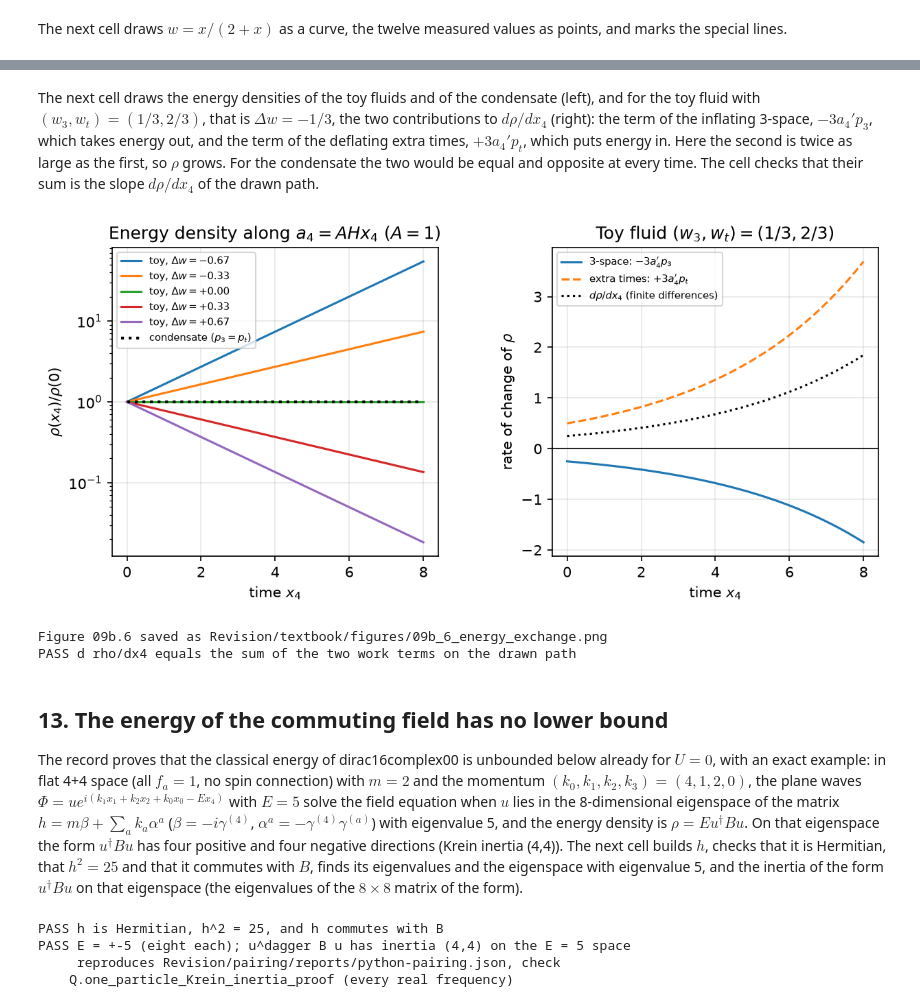
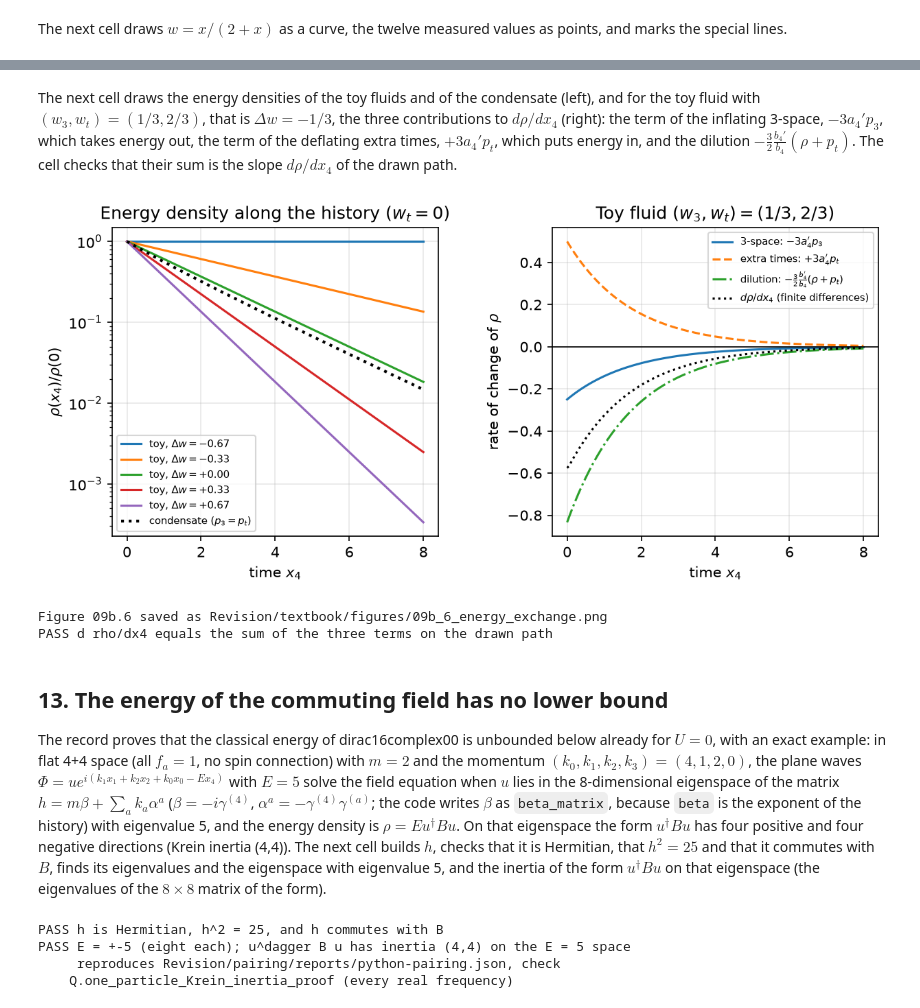
Before and after one commit to once-ere/Dirac_claude, a Jupyter notebook: Revision/textbook/notebooks/09b_condensates.ipynb, the cells around one changed output, grey strips where cells are left out. Saved outputs shown, nothing was run; the diff lists cells and outputs as text; code cells hidden in the pictures.

```diff
--- a/Revision/textbook/notebooks/09b_condensates.ipynb
+++ b/Revision/textbook/notebooks/09b_condensates.ipynb
@@ -1217,10 +1299,14 @@ this on the oscillating condensate along the deflating history $a_4 = AHx_4$
 # %%
-A = 1.0  # the deflating history a4 = A H x4
-M, k2 = condensate_matrix(m + 0.5 * 1.0, H)  # the oscillating condensate, S0 = 1
-# rho at every time; homogeneous_tensor returns (S, U, K4, rho, p, B04): index 3.
-# The condensate does not contain a4, so these are its values on this history too.
-rho_at_times = np.array([homogeneous_tensor(*condensate(x4, chi, M, k2), 0.5)[3]
-                         for x4 in times])
-check(np.abs(rho_at_times - rho_at_times[0]).max() < 1e-9,
-      "the condensate has p3 = p_t, so its rho is constant along the history")
+times, phis, dphis = solutions["oscillating"]
+rho_and_p = np.array([homogeneous_tensor(phi, dphi, 0.5)[3:5]
+                      for phi, dphi in zip(phis, dphis)])
+rho_at_times, p_at_times = rho_and_p[:, 0], rho_and_p[:, 1]
+slope = np.gradient(rho_at_times, times)  # d rho/dx4 by finite differences
+dilution = -1.5 * u * (rho_at_times + p_at_times)  # -(3/2)(b4'/b4)(rho + p)
+# [2:-2] leaves out two points at each end, where np.gradient is less exact.
+check(np.abs(slope - dilution)[2:-2].max() < 1e-4 * np.abs(dilution).max()
+      and recorded(THEORY_WL, "energy_exchange_equation") == "PASS"
+      and recorded(THEORY_PY, "energy_exchange_equation") == "PASS",
+      "condensate (p3 = p_t): no exchange, d rho/dx4 = -(3/2)(b4'/b4)(rho + p)",
+      record=f"{THEORY_WL} and {THEORY_PY}, check energy_exchange_equation")
 # %% [output]
@@ -1283,57 +1377,61 @@ RESULT toy fluid Delta w = 1/3: rho(8)/rho(0) along A = 1 = 0.135335
 # %% [markdown]
 The next cell draws the energy densities of the toy fluids and of the condensate
 (left), and for the toy fluid with $(w_3, w_t) = (1/3, 2/3)$, that is
-$\Delta w = -1/3$, the two contributions to $d\rho/dx_4$ (right): the term of
-the inflating 3-space, $-3a_4'p_3$, which takes energy out, and the term of the
-deflating extra times, $+3a_4'p_t$, which puts energy in. Here the second is
-twice as large as the first, so $\rho$ grows. For the condensate the two would
-be equal and opposite at every time. The cell checks that their sum is the
+$\Delta w = -1/3$, the three contributions to $d\rho/dx_4$ (right): the term of
+the inflating 3-space, $-3a_4'p_3$, which takes energy out, the term of the
+deflating extra times, $+3a_4'p_t$, which puts energy in, and the dilution
+$-\frac32\frac{b_4'}{b_4}(\rho + p_t)$. The cell checks that their sum is the
 slope $d\rho/dx_4$ of the drawn path.
 # %%
 fig, (left, right) = plt.subplots(1, 2, figsize=(9.6, 3.9))
 fig.subplots_adjust(wspace=0.35)  # more room between the two panels
 for delta in DELTAS:
     left.plot(toy_times, toy[delta], label=f"toy, $\\Delta w = {delta:+.2f}$")
 left.plot(times[times <= 8.0], rho_at_times[times <= 8.0] / rho_at_times[0], "k:",
           linewidth=2.0, label="condensate ($p_3 = p_t$)")
 left.set_yscale("log")
 left.set_xlabel("time $x_4$")
 left.set_ylabel("$\\rho(x_4) / \\rho(0)$")
-left.set_title("Energy density along $a_4 = AHx_4$ ($A = 1$)")
+left.set_title("Energy density along the history ($w_t = 0$)")
 left.legend(fontsize=7)
-rho_toy = toy[-1 / 3]  # Delta w = -1/3: w3 = 1/3, w_t = 2/3
+rho_toy = rk4(lambda r: toy_rate(-1 / 3, 2 / 3) * r, 1.0, STEP, COUNT)
 work_space = -3 * A * H * (1 / 3) * rho_toy  # -3 a4' p3 with p3 = rho/3
 work_extra = 3 * A * H * (2 / 3) * rho_toy  # +3 a4' p_t with p_t = 2 rho/3
+dilution_toy = -1.5 * u * (1 + 2 / 3) * rho_toy  # -(3/2)(b4'/b4)(rho + p_t)
 right.plot(toy_times, work_space, label="3-space: $-3a_4' p_3$")
 right.plot(toy_times, work_extra, "--", label="extra times: $+3a_4' p_t$")
+right.plot(toy_times, dilution_toy, "-.",
+           label="dilution: $-\\frac{3}{2}\\frac{b_4'}{b_4}(\\rho + p_t)$")
 right.plot(toy_times, np.gradient(rho_toy, toy_times), ":", color="black",
            label="$d\\rho/dx_4$ (finite differences)")
 right.axhline(0.0, color="black", linewidth=0.8)
 right.set_xlabel("time $x_4$")
 right.set_ylabel("rate of change of $\\rho$")
 right.set_title("Toy fluid $(w_3, w_t) = (1/3, 2/3)$")
 right.legend(fontsize=7)
 save_figure(fig, "energy_exchange",
-            "Energy exchange along the deflating history $a_4 = AHx_4$, $A = 1$, "
-            "$H = 0.25$, for $x_4$ from $0$ to $8$. Left, logarithmic axis: "
-            "$\\rho(x_4)/\\rho(0)$ of five toy fluids with assumed pressures "
-            "$p_3 = w_3\\rho$, $p_t = w_t\\rho$ and $\\Delta w = w_3 - w_t$ from "
-            "$-2/3$ to $2/3$ (an illustration, not solutions of the field "
-            "equations), solved with RK4: $\\rho$ falls when $p_3 > p_t$ and rises "
-            "when $p_3 < p_t$; the exact condensate (dotted) has $p_3 = p_t$ and "
-            "constant $\\rho$. Right: for the toy fluid $(w_3, w_t) = (1/3, 2/3)$ "
-            "the term of the inflating 3-space $-3a_4'p_3$ (negative: it takes "
-            "energy out), the term of the deflating extra times $+3a_4'p_t$ "
-            "(positive and twice as large: it puts energy in) and $d\\rho/dx_4$ "
-            "(dotted), which is their sum, so $\\rho$ grows; vertical axis in units "
-            "of energy per unit volume per unit time.")
+            "Energy exchange and dilution along the history $a_4 = AHx_4$, "
+            "$b_4 = e^{4AHx_4/3}$, $A = 1$, $H = 0.25$, for $x_4$ from $0$ to $8$. "
+            "Left, logarithmic axis: $\\rho(x_4)/\\rho(0)$ of five toy fluids with "
+            "assumed pressures $p_3 = w_3\\rho$, $p_t = 0$, $\\Delta w = w_3$ from "
+            "$-2/3$ to $2/3$ (an illustration, not solutions), solved with RK4: "
+            "$\\rho$ falls faster when $p_3 > p_t$, and the dilution by the "
+            "growing $b_4$ makes it fall except at $\\Delta w = -2/3$, where the two "
+            "terms balance; the condensate (dotted) has $p_3 = p_t$ and is only "
+            "diluted. Right: for the toy fluid $(w_3, w_t) = (1/3, 2/3)$ the "
+            "3-space term $-3a_4'p_3$ (negative), the extra-time term "
+            "$+3a_4'p_t$ (positive), the dilution "
+            "$-\\frac32(b_4'/b_4)(\\rho + p_t)$ (dash-dotted) and their sum "
+            "$d\\rho/dx_4$ (dotted); units of energy per unit volume per unit "
+            "time.")
 # [2:-2] leaves out two points at each end, where np.gradient is less exact.
-check(np.abs(np.gradient(rho_toy, toy_times) - (work_space + work_extra))[2:-2].max()
-      < 1e-3, "d rho/dx4 equals the sum of the two work terms on the drawn path")
+check(np.abs(np.gradient(rho_toy, toy_times)
+             - (work_space + work_extra + dilution_toy))[2:-2].max() < 1e-3,
+      "d rho/dx4 equals the sum of the three terms on the drawn path")
 # %% [output]
-[figure, old version]
+[figure, new version]
 Figure 09b.6 saved as Revision/textbook/figures/09b_6_energy_exchange.png
-PASS d rho/dx4 equals the sum of the two work terms on the drawn path
+PASS d rho/dx4 equals the sum of the three terms on the drawn path
 # %% [markdown]
 ## 13. The energy of the commuting field has no lower bound
 
@@ -1344,7 +1442,8 @@ $(k_0, k_1, k_2, k_3) = (4, 1, 2, 0)$, the plane waves
 $\Phi = u e^{i(k_1x_1 + k_2x_2 + k_0x_0 - Ex_4)}$ with $E = 5$ solve the field
 equation when $u$ lies in the 8-dimensional eigenspace of the matrix
 $h = m\beta + \sum_a k_a\alpha^a$ ($\beta = -i\gamma^{(4)}$,
-$\alpha^a = -\gamma^{(4)}\gamma^{(a)}$) with eigenvalue 5, and the energy density
+$\alpha^a = -\gamma^{(4)}\gamma^{(a)}$; the code writes $\beta$ as `beta_matrix`,
+because `beta` is the exponent of the history) with eigenvalue 5, and the energy density
 is $\rho = E u^\dagger Bu$. On that eigenspace the form $u^\dagger Bu$ has four
 positive and four negative directions (Krein inertia (4,4)). The next cell
 builds $h$, checks that it is Hermitian, that $h^2 = 25$ and that it commutes
```
Also changed, not shown: parts of 25 cells of this notebook, 25 other files.
